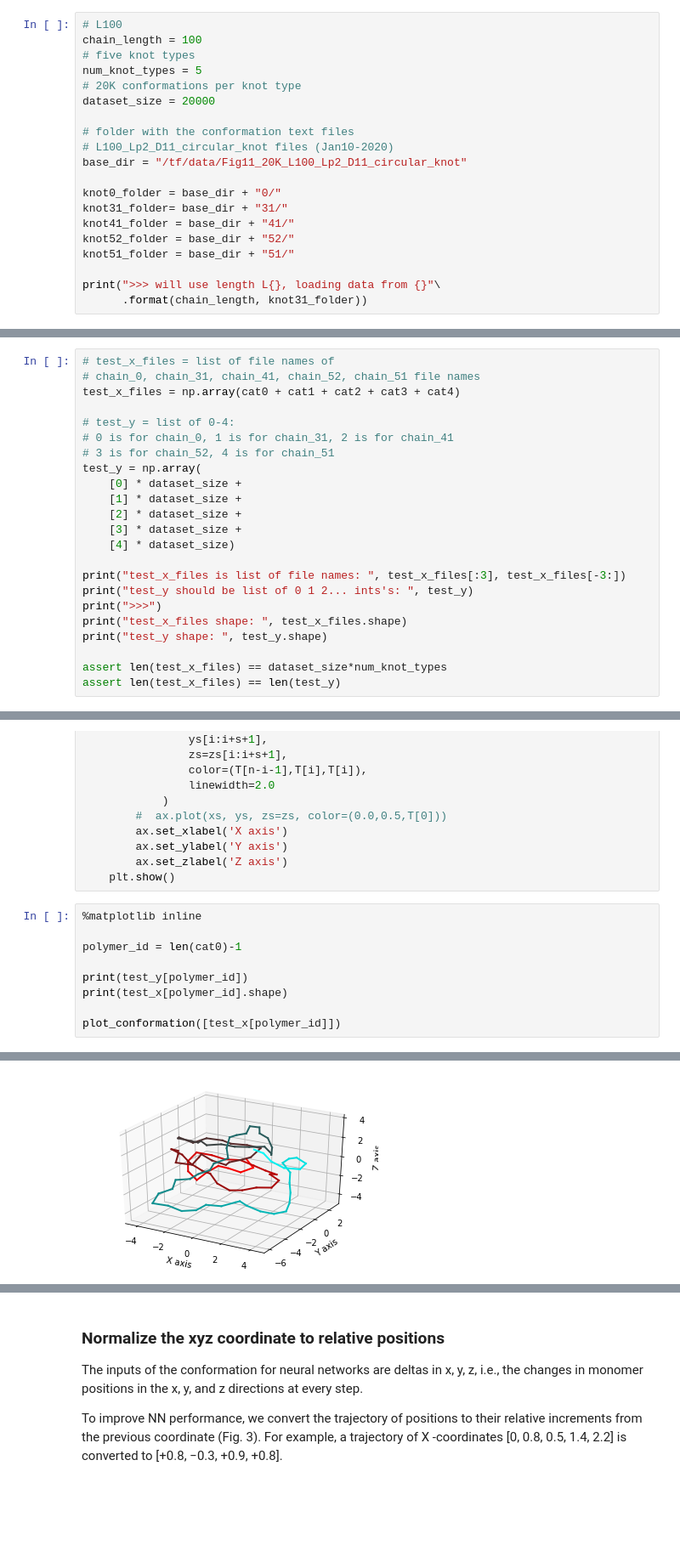
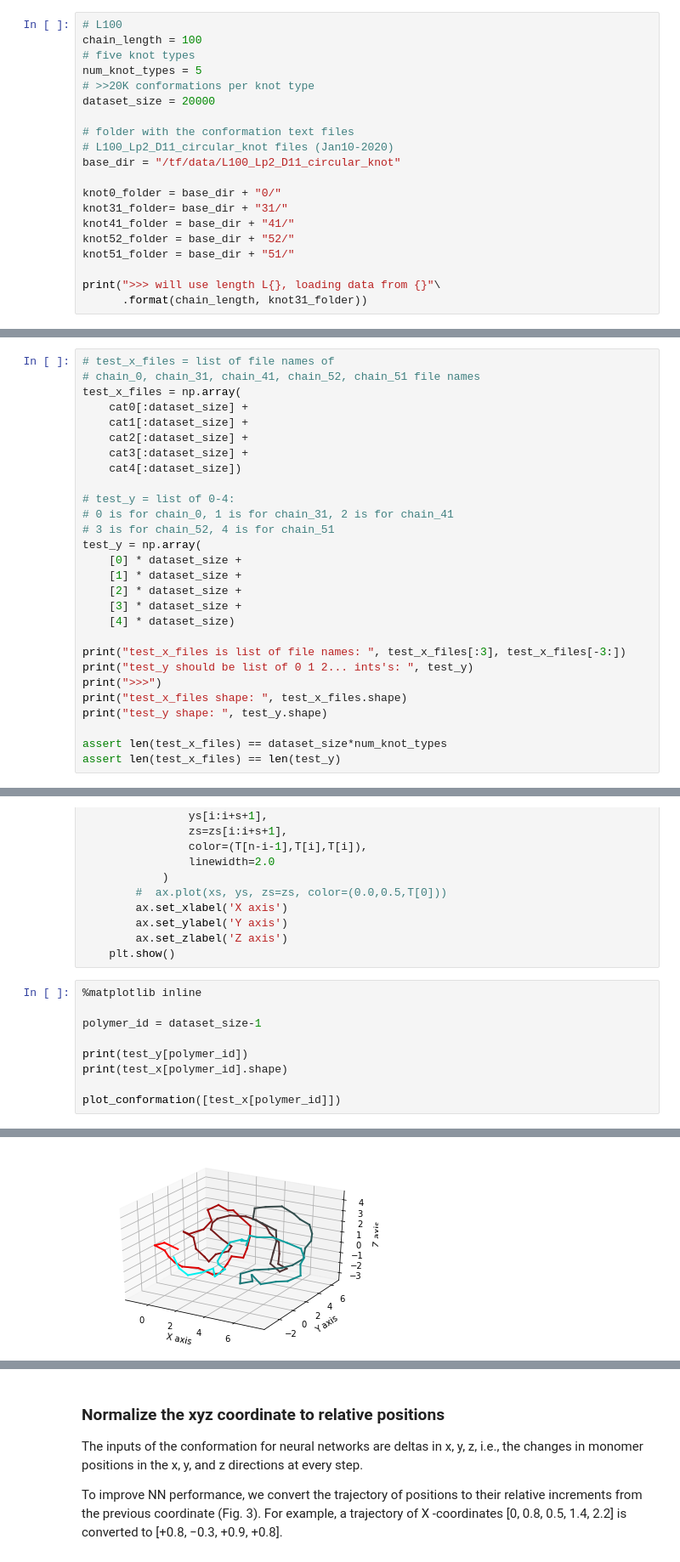
Before and after one commit to CompSoftMatterBiophysics-CityU-HK/Identify-Knot-Types-by-ML-PRE2020, a Jupyter notebook: Generalize_Bending_Stiffness_Fig11.ipynb, the cells around one changed output, grey strips where cells are left out. Shown at 85% size. Saved outputs shown, nothing was run; the diff lists cells and outputs as text; blank space fills up the shorter version.

Commit message:
expand L100Lp2 dataset and bonus Fig11 CM

```diff
--- a/Generalize_Bending_Stiffness_Fig11.ipynb
+++ b/Generalize_Bending_Stiffness_Fig11.ipynb
@@ -98,12 +99,12 @@ TF version:  2.4.0
 chain_length = 100
 # five knot types
 num_knot_types = 5
-# 20K conformations per knot type
+# >>20K conformations per knot type
 dataset_size = 20000
 
 # folder with the conformation text files
 # L100_Lp2_D11_circular_knot files (Jan10-2020)
-base_dir = "/tf/data/Fig11_20K_L100_Lp2_D11_circular_knot"
+base_dir = "/tf/data/L100_Lp2_D11_circular_knot"
 
 knot0_folder = base_dir + "0/"
 knot31_folder= base_dir + "31/"
@@ -143,7 +148,12 @@ assert len(cat3) == len(cat4) == dataset_size
 # %%
 # test_x_files = list of file names of
 # chain_0, chain_31, chain_41, chain_52, chain_51 file names
-test_x_files = np.array(cat0 + cat1 + cat2 + cat3 + cat4)
+test_x_files = np.array(
+    cat0[:dataset_size] +
+    cat1[:dataset_size] +
+    cat2[:dataset_size] +
+    cat3[:dataset_size] +
+    cat4[:dataset_size])
 
 # test_y = list of 0-4:
 # 0 is for chain_0, 1 is for chain_31, 2 is for chain_41
@@ -244,16 +252,16 @@ def plot_conformation(datas):
 # %%
 %matplotlib inline
 
-polymer_id = len(cat0)-1
+polymer_id = dataset_size-1
 
 print(test_y[polymer_id])
 print(test_x[polymer_id].shape)
 
 plot_conformation([test_x[polymer_id]])
 # %% [output]
 0
 (100, 3)
-[figure, old version]
+[figure, new version]
 # %%
 %matplotlib inline
 
```
Also changed, not shown: parts of 18 cells of this notebook, 1 other file.
